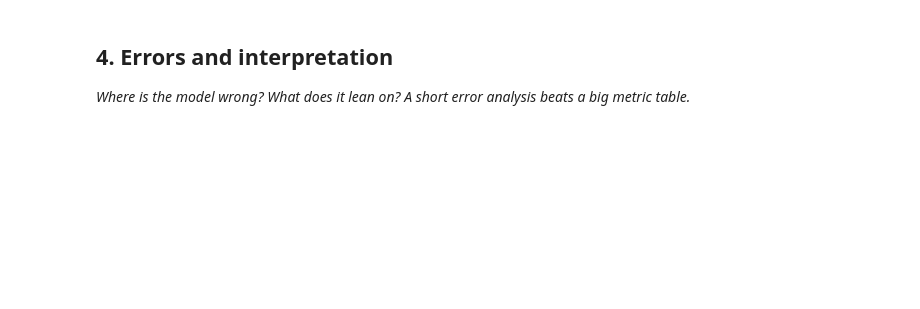
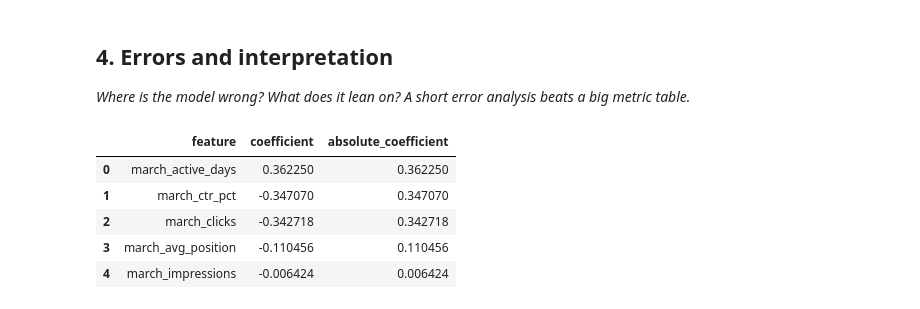
Before and after one commit to Abdelrahmanshaheen1/flyrank-ml-internship, a Jupyter notebook: work/notebooks/w05_model.ipynb, the cells around one changed output. Drawn from its saved outputs; the diff is of its cells as text; code cells hidden in the pictures; blank space fills up the shorter version.

```diff
--- a/work/notebooks/w05_model.ipynb
+++ b/work/notebooks/w05_model.ipynb
@@ -22,3 +563,36 @@ This skeleton is yours to fill. Work the sections **in order** — each one has
 ## 4. Errors and interpretation
 
 *Where is the model wrong? What does it lean on? A short error analysis beats a big metric table.*
+# %%
+logistic_coefficients = pd.DataFrame(
+    {
+        "feature": FEATURES,
+        "coefficient": (
+            logistic_model
+            .named_steps["model"]
+            .coef_[0]
+        ),
+    }
+)
+
+logistic_coefficients["absolute_coefficient"] = (
+    logistic_coefficients["coefficient"].abs()
+)
+
+logistic_coefficients = (
+    logistic_coefficients
+    .sort_values(
+        "absolute_coefficient",
+        ascending=False,
+    )
+    .reset_index(drop=True)
+)
+
+logistic_coefficients
+# %% [output]
+|  | feature | coefficient | absolute_coefficient |
+| 0 | march_active_days | 0.362250 | 0.362250 |
+| 1 | march_ctr_pct | -0.347070 | 0.347070 |
+| 2 | march_clicks | -0.342718 | 0.342718 |
+| 3 | march_avg_position | -0.110456 | 0.110456 |
+| 4 | march_impressions | -0.006424 | 0.006424 |
```
Also changed, not shown: parts of 15 cells of this notebook.
